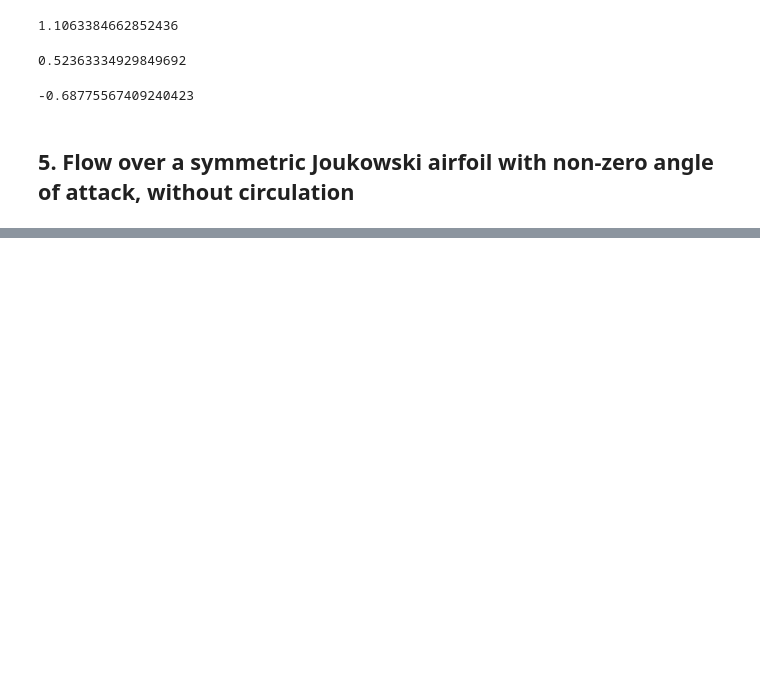
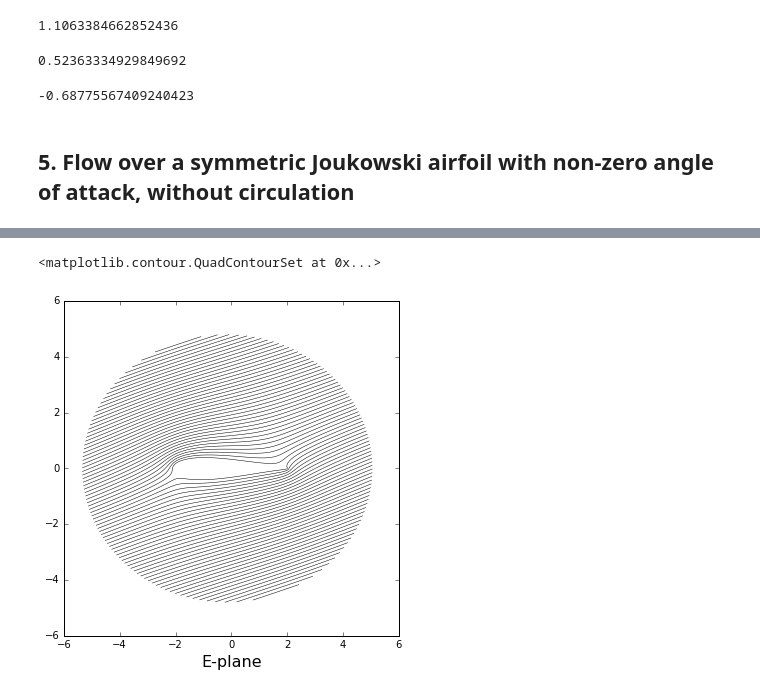
Before and after one commit to liu19941121/mae6226-work, a Jupyter notebook: assignment_2.ipynb, the cells around one changed output, grey strips where cells are left out. Cells and saved outputs as stored; diff of their text form; code cells hidden in the pictures; blank space fills up the shorter version.

```diff
--- a/assignment_2.ipynb
+++ b/assignment_2.ipynb
@@ -271,0 +302,12 @@ z_pi = []
+# %%
+E_5 = get_E(z_x, z_y)
+# plot the streamlines in the E-plane
+size = 6
+pyplot.figure(figsize=(size, size))
+pyplot.xlabel('E-plane', fontsize=16)
+pyplot.xlim(-6, 6)
+pyplot.ylim(-6, 6)
+pyplot.contour(E_5.real, E_5.imag, psi, levels=numpy.linspace(-6, 6, 100), colors='k', linewidths=0.5, linestyles='solid')
+# %% [output]
+<matplotlib.contour.QuadContourSet at 0x...>
+[figure, added]
```
Also changed, not shown: parts of 14 cells of this notebook.
